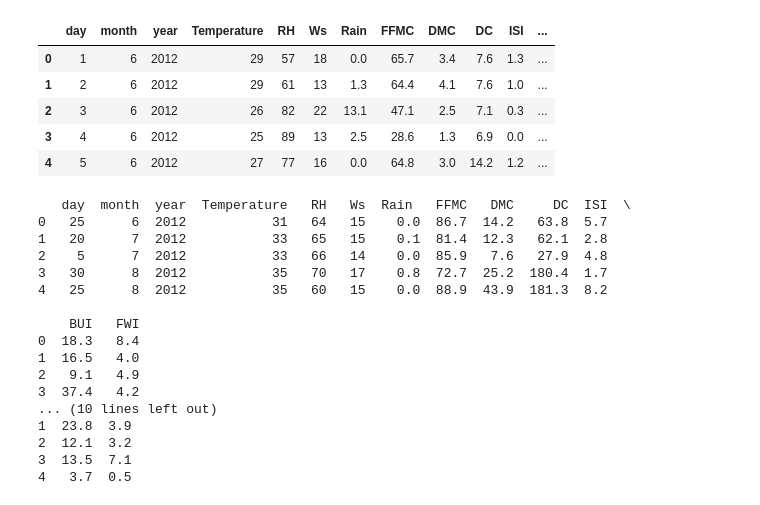
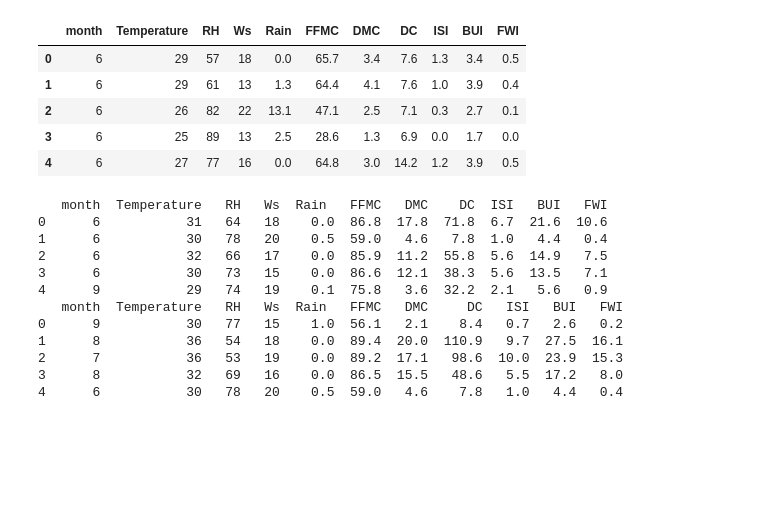
Before and after one commit to mbruty/COMP2002-AI-CW, a Jupyter notebook: Part_1.ipynb, the cells around one changed output. Cells and saved outputs as stored; diff of their text form; code cells hidden in the pictures; blank space fills up the shorter version.

```diff
--- a/Part_1.ipynb
+++ b/Part_1.ipynb
@@ -1,43 +26,50 @@
 # %%
 import pandas as pd
 from sklearn import preprocessing
 import numpy as np
 import matplotlib.pyplot as plt
 import math
 plt.style.use("fivethirtyeight")
-BASE_DF = pd.read_csv('./AlgerianFF_Region1.csv')
-BASE_DF.merge( pd.read_csv('./AlgerianFF_Region2.csv') )
+BASE_DF = pd.read_csv("./AlgerianFF_Region1.csv")
+BASE_DF.merge( pd.read_csv("./AlgerianFF_Region2.csv") )
+options = ['Random Forrest', 'MLP', 'SVM']
+
+# Pre-calculate the split point
+SPLIT_POINT = math.floor( len(BASE_DF) * 0.7 ) # 70% train / 30% test
+
+
+# Drop day and year as they will only confuse the AI
+# Month is left in as the month could be a predicter of a forest fire
+# From testing, dropping this does not decrease the best error, but does increase the worst.
+BASE_DF = BASE_DF.drop( ["day", "year"] , axis=1 )
 BASE_DF.head()
 # %% [output]
-|  | day | month | year | Temperature | RH | Ws | Rain | FFMC | DMC | DC | ISI | ... |
-| 0 | 1 | 6 | 2012 | 29 | 57 | 18 | 0.0 | 65.7 | 3.4 | 7.6 | 1.3 | ... |
-| 1 | 2 | 6 | 2012 | 29 | 61 | 13 | 1.3 | 64.4 | 4.1 | 7.6 | 1.0 | ... |
-| 2 | 3 | 6 | 2012 | 26 | 82 | 22 | 13.1 | 47.1 | 2.5 | 7.1 | 0.3 | ... |
-| 3 | 4 | 6 | 2012 | 25 | 89 | 13 | 2.5 | 28.6 | 1.3 | 6.9 | 0.0 | ... |
-| 4 | 5 | 6 | 2012 | 27 | 77 | 16 | 0.0 | 64.8 | 3.0 | 14.2 | 1.2 | ... |
+|  | month | Temperature | RH | Ws | Rain | FFMC | DMC | DC | ISI | BUI | FWI |
+| 0 | 6 | 29 | 57 | 18 | 0.0 | 65.7 | 3.4 | 7.6 | 1.3 | 3.4 | 0.5 |
+| 1 | 6 | 29 | 61 | 13 | 1.3 | 64.4 | 4.1 | 7.6 | 1.0 | 3.9 | 0.4 |
+| 2 | 6 | 26 | 82 | 22 | 13.1 | 47.1 | 2.5 | 7.1 | 0.3 | 2.7 | 0.1 |
+| 3 | 6 | 25 | 89 | 13 | 2.5 | 28.6 | 1.3 | 6.9 | 0.0 | 1.7 | 0.0 |
+| 4 | 6 | 27 | 77 | 16 | 0.0 | 64.8 | 3.0 | 14.2 | 1.2 | 3.9 | 0.5 |
 # %%
+# Create a random sample of the base dataframe
 def get_random_sample():
     return BASE_DF.sample(frac=1).reset_index(drop=True)
+
 # Sanity check it gets a random stample
-print(get_random_sample().head())
-print(get_random_sample().head())
+print( get_random_sample().head() )
+print( get_random_sample().head() )
 # %% [output]
-   day  month  year  Temperature   RH   Ws  Rain   FFMC   DMC     DC  ISI  \
-0   25      6  2012           31   64   15    0.0  86.7  14.2   63.8  5.7
-1   20      7  2012           33   65   15    0.1  81.4  12.3   62.1  2.8
-2    5      7  2012           33   66   14    0.0  85.9   7.6   27.9  4.8
-3   30      8  2012           35   70   17    0.8  72.7  25.2  180.4  1.7
-4   25      8  2012           35   60   15    0.0  88.9  43.9  181.3  8.2
-
-    BUI   FWI
-0  18.3   8.4
-1  16.5   4.0
-2   9.1   4.9
-3  37.4   4.2
-... (10 lines left out)
-1  23.8  3.9
-2  12.1  3.2
-3  13.5  7.1
-4   3.7  0.5
+   month  Temperature   RH   Ws  Rain   FFMC   DMC    DC  ISI   BUI   FWI
+0      6           31   64   18    0.0  86.8  17.8  71.8  6.7  21.6  10.6
+1      6           30   78   20    0.5  59.0   4.6   7.8  1.0   4.4   0.4
+2      6           32   66   17    0.0  85.9  11.2  55.8  5.6  14.9   7.5
+3      6           30   73   15    0.0  86.6  12.1  38.3  5.6  13.5   7.1
+4      9           29   74   19    0.1  75.8   3.6  32.2  2.1   5.6   0.9
+   month  Temperature   RH   Ws  Rain   FFMC   DMC     DC   ISI   BUI   FWI
+0      9           30   77   15    1.0  56.1   2.1    8.4   0.7   2.6   0.2
+1      8           36   54   18    0.0  89.4  20.0  110.9   9.7  27.5  16.1
+2      7           36   53   19    0.0  89.2  17.1   98.6  10.0  23.9  15.3
+3      8           32   69   16    0.0  86.5  15.5   48.6   5.5  17.2   8.0
+4      6           30   78   20    0.5  59.0   4.6    7.8   1.0   4.4   0.4
 # %%
 # Helper function to see the output of predictions
```
Also changed, not shown: parts of 7 cells of this notebook, 1 other file.
